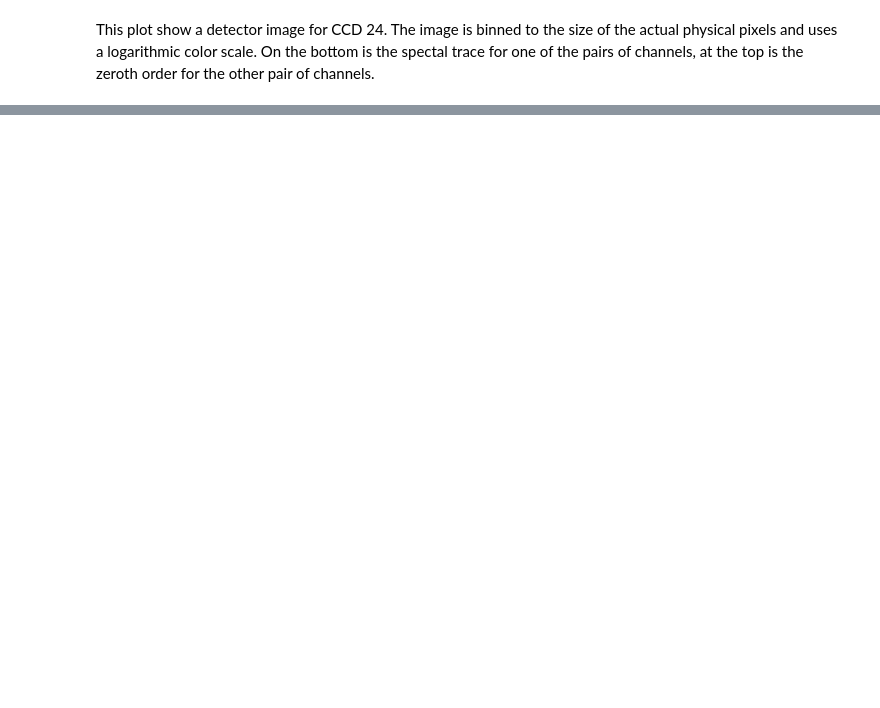
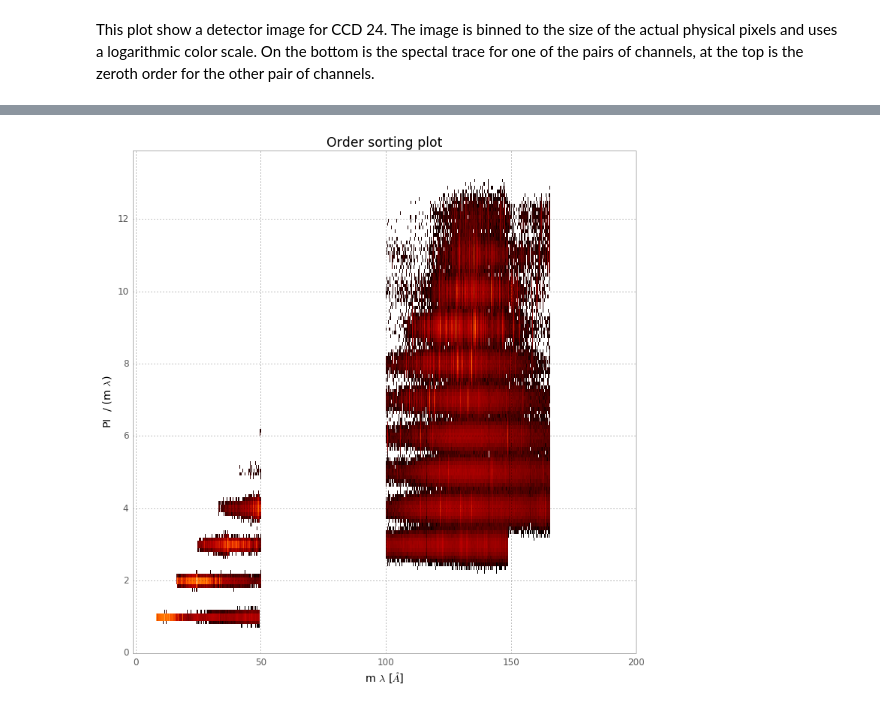
Before and after one commit to hamogu/ARCUS, a Jupyter notebook: notebooks/CATmerrit.ipynb, the cells around one changed output, grey strips where cells are left out. Drawn from its saved outputs; the diff is of its cells as text; code cells hidden in the pictures; blank space fills up the shorter version.

Commit message:
Order sorting analysis

```diff
--- a/notebooks/CATmerrit.ipynb
+++ b/notebooks/CATmerrit.ipynb
@@ -606,0 +650,18 @@ arcus.gas_1.elements[0].pos4d[0, 3]
+# %%
+dispersedangle = np.mean(eqpegA['detc1_phi'][ind & (eqpegA['order']==0)]) - eqpegA['detc1_phi']
+mlambda = 2000. * np.sin(dispersedangle / 2)
+
+ind = photonfiltertopccds(eqpegA) & (eqpegA['detpix_y'] < 500) & np.isfinite(eqpegA['order'])
+fig = plt.figure(figsize=(12,12))
+ax = fig.add_subplot(111)
+out = ax.hist2d(mlambda[ind],
+                eqpegA['PI'][ind] / (mlambda[ind]*u.Angstrom).to(u.eV, equivalencies=u.spectral()),
+
+                weights=eqpegA['probability'][ind],
+          bins=[np.arange(-1,  200., .1),np.arange(0, 14, .1)],
+          norm=matplotlib.colors.LogNorm())
+ax.set_xlabel('m $\lambda$ [$\AA$]')
+ax.set_ylabel('PI  / (m $\lambda$)')
+temp = ax.set_title('Order sorting plot')
+# %% [output]
+[figure, added]
```
Also changed, not shown: parts of 12 cells of this notebook.
